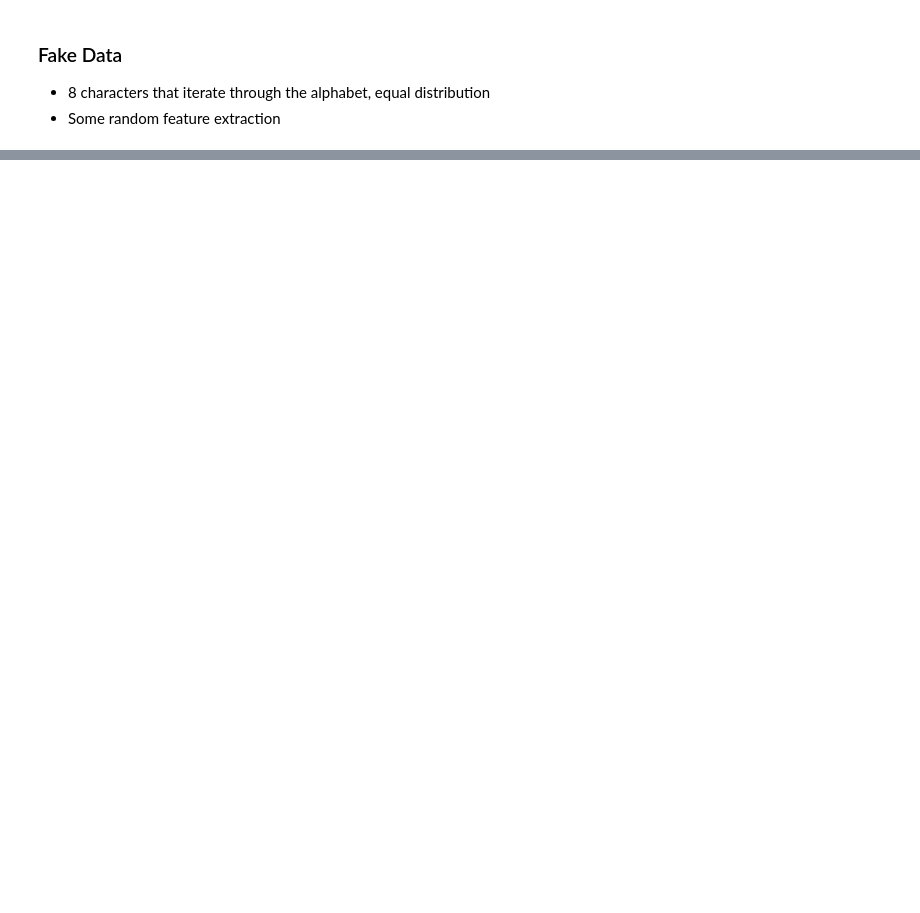
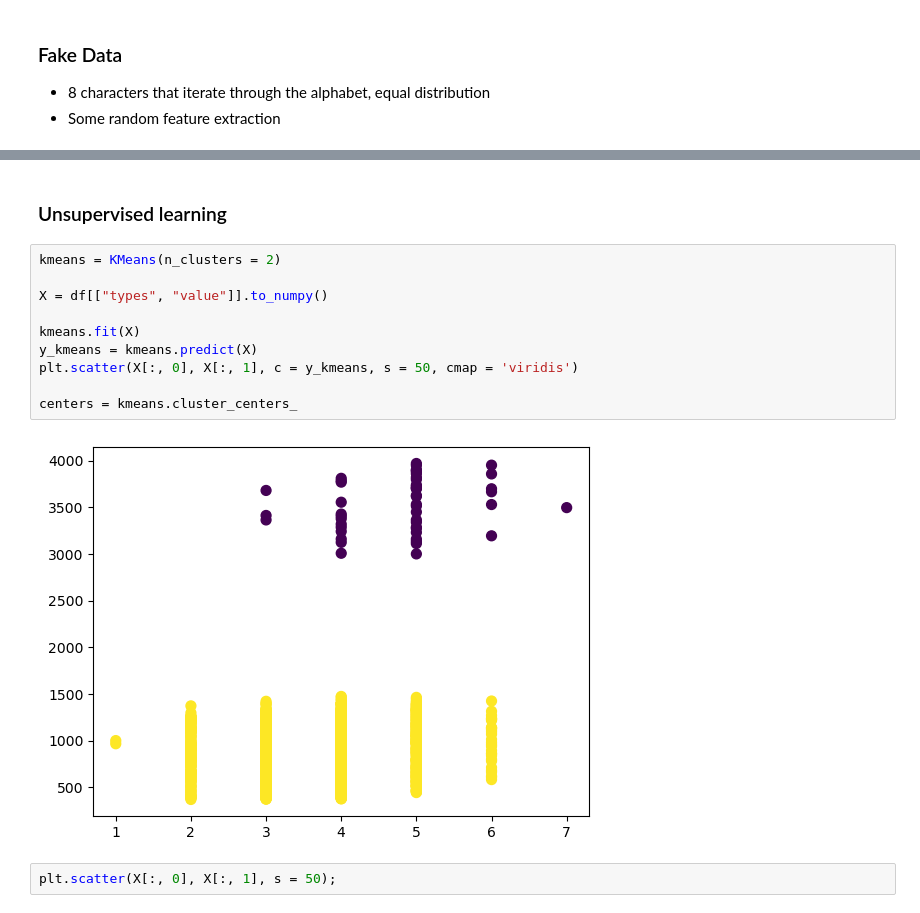
Before and after one commit to MyNameIsCalvinDavis/Data-Science, a Jupyter notebook: UnsupervisedHunting/Trial.ipynb, the cells around one changed output, grey strips where cells are left out. Cells and saved outputs as stored; diff of their text form; blank space fills up the shorter version.

```diff
--- a/UnsupervisedHunting/Trial.ipynb
+++ b/UnsupervisedHunting/Trial.ipynb
@@ -88,0 +111,16 @@ array([260, 261, 262, 331, 394, 329, 330, 396, 463, 263, 398, 265, 264,
+# %% [markdown]
+### Unsupervised learning
+# %%
+kmeans = KMeans(n_clusters = 2)
+
+X = df[["types", "value"]].to_numpy()
+
+kmeans.fit(X)
+y_kmeans = kmeans.predict(X)
+plt.scatter(X[:, 0], X[:, 1], c = y_kmeans, s = 50, cmap = 'viridis')
+
+centers = kmeans.cluster_centers_
+# %% [output]
+[figure, added]
+# %%
+plt.scatter(X[:, 0], X[:, 1], s = 50);
```
Also changed, not shown: parts of 8 cells of this notebook, 1 other file.
